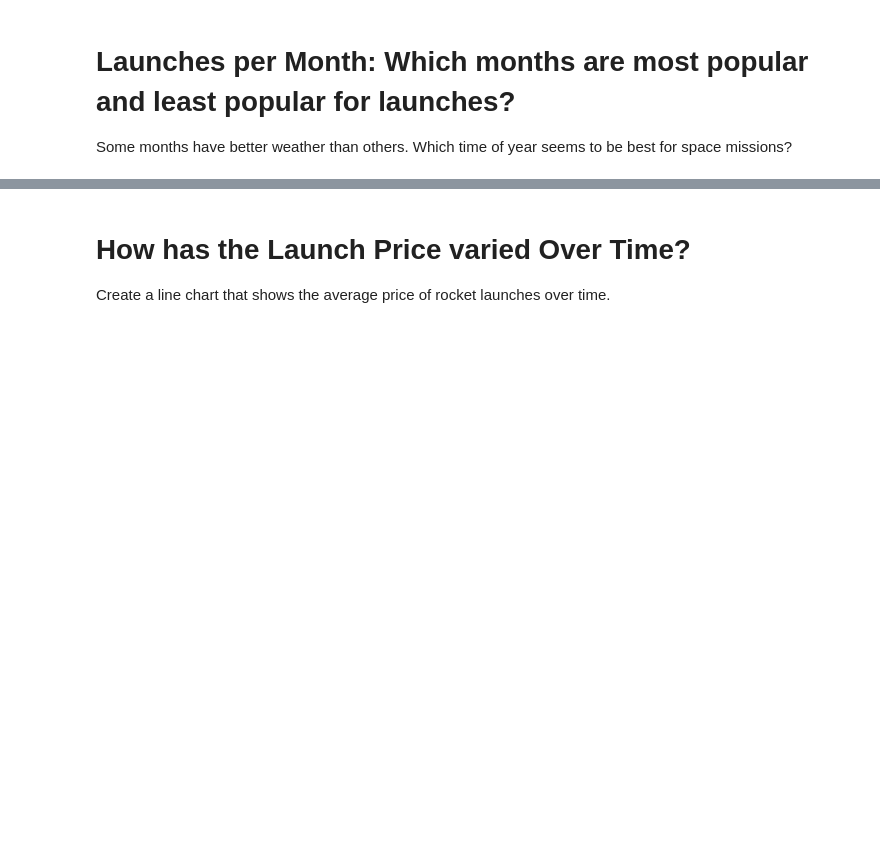
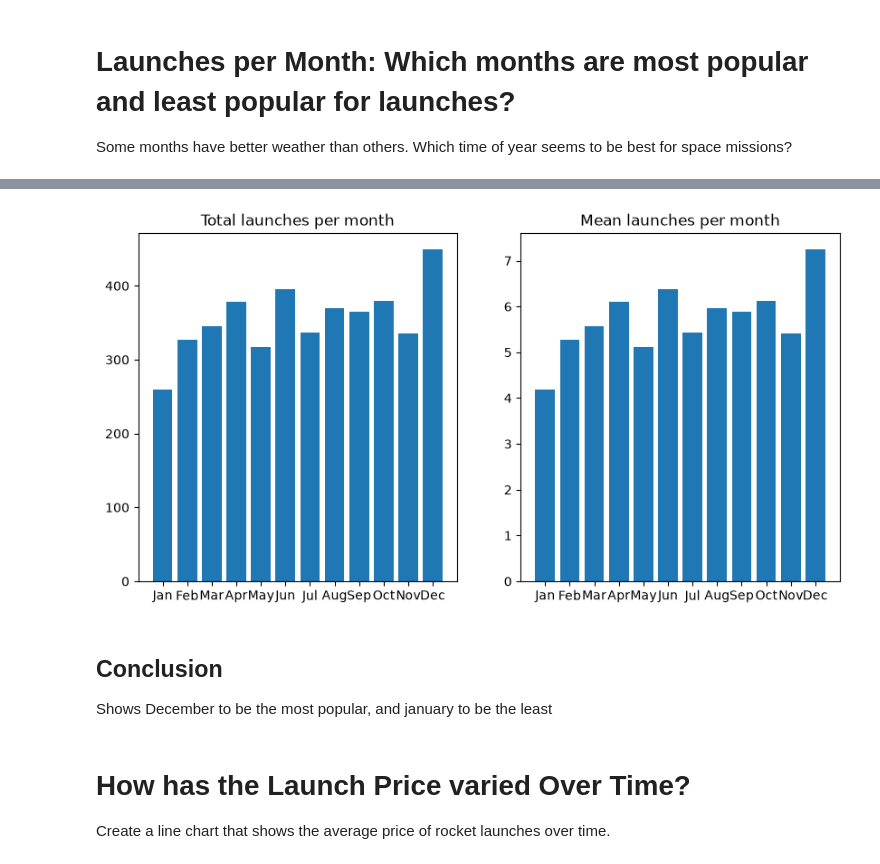
Before and after one commit to Archie-jpg/Space-Race-Analysis, a Jupyter notebook: Space_Missions_Analysis.ipynb, the cells around one changed output, grey strips where cells are left out. Cells and saved outputs as stored; diff of their text form; code cells hidden in the pictures; blank space fills up the shorter version.

Commit message:
Figured out which month is most and least popular to launch a rocket

```diff
--- a/Space_Missions_Analysis.ipynb
+++ b/Space_Missions_Analysis.ipynb
@@ -560,3 +560,21 @@ sns.lineplot(x="Date",
 # Launches per Month: Which months are most popular and least popular for launches?
 
 Some months have better weather than others. Which time of year seems to be best for space missions?
+# %%
+# Get data into useful format
+import calendar
+from datetime import timezone, tzinfo
+
+print(df_clean["Date"].dt.year.nunique())
+print(df_clean["Date"].min())
+print(df_clean["Date"].max())
+# Only use years with missions recorded for all months, so average is accurate
+df_full_years_only = df_clean[(df_clean["Date"] >= datetime(1958, 1, 1, tzinfo=timezone.utc)) & (df_clean["Date"] <= datetime(2019, 12, 31, tzinfo=timezone.utc))]
+print(df_full_years_only)
+total_launches_per_month = df_full_years_only.groupby(df_full_years_only["Date"].dt.month)["Mission_Status"].aggregate(Launches="count").reset_index()
+total_launches_per_month.sort_values("Date", inplace=True)
+print(total_launches_per_month)
+total_launches_per_month["Month"] = [calendar.month_abbr[int(month)] for month in total_launches_per_month["Date"]]
+full_years = 2019 - 1957
+total_launches_per_month["Average_Launches"] = [launches/full_years for launches in total_launches_per_month["Launches"]]
+total_launches_per_month
@@ -563,3 +612,22 @@ Some months have better weather than others. Which time of year seems to be best
+# %%
+# Draw Graph
+from matplotlib.axes import Axes
+
+
+ax: Axes
+fig, ax = plt.subplots(1, 2)
+fig.set_size_inches(10, 5)
+
+ax[0].bar(data=total_launches_per_month, x="Month", height="Launches")
+ax[0].set_title("Total launches per month")
+ax[1].bar(data=total_launches_per_month, x="Month", height="Average_Launches")
+ax[1].set_title("Mean launches per month")
+plt.show()
+# %% [output]
+[figure, added]
+# %% [markdown]
+## Conclusion
+Shows December to be the most popular, and january to be the least
 # %% [markdown]
 # How has the Launch Price varied Over Time?
 
```
Also changed, not shown: parts of 3 cells of this notebook.
